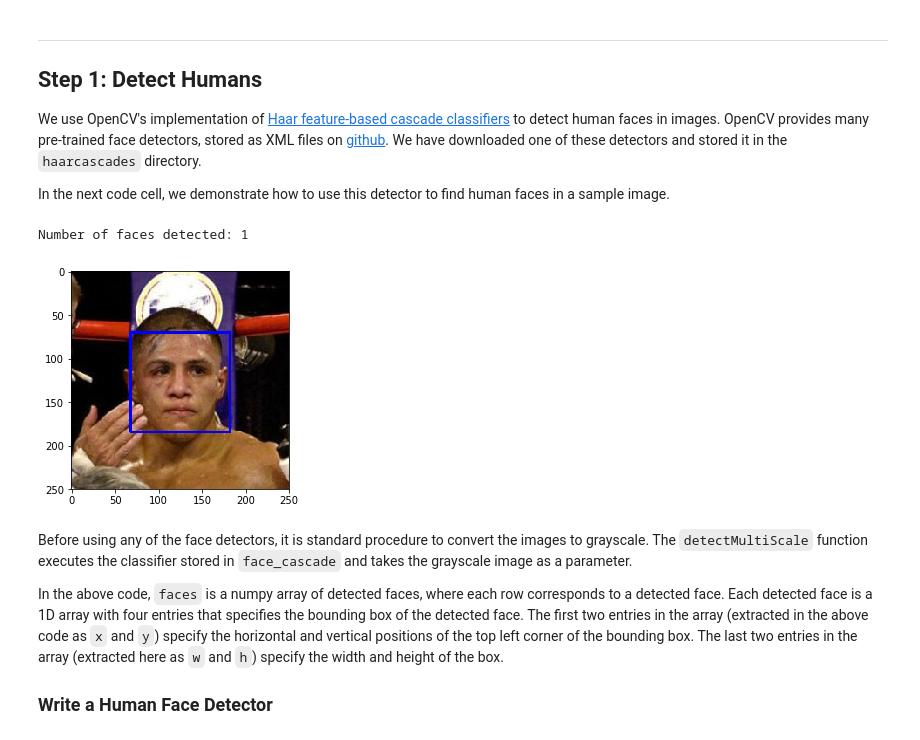
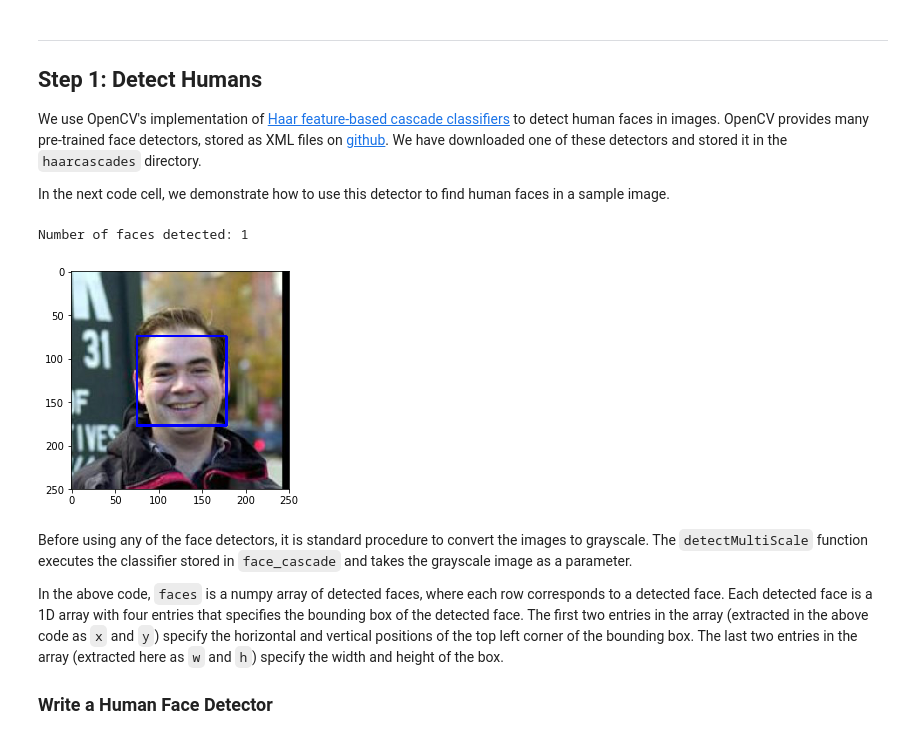
Before and after one commit to tonespy/dog_breed_project, a Jupyter notebook: dog_app.ipynb, the cells around one changed output. Drawn from its saved outputs; the diff is of its cells as text; code cells hidden in the pictures.

```diff
--- a/dog_app.ipynb
+++ b/dog_app.ipynb
@@ -115,7 +115,7 @@ In the next code cell, we demonstrate how to use this detector to find human fac
 # Reusable code to be use for face detection
 def face_detection_helper(f_cascade, colored_img):
     # convert BGR image to grayscale
-    gray = cv2.cvtColor(img, cv2.COLOR_BGR2GRAY)
+    gray = cv2.cvtColor(colored_img, cv2.COLOR_BGR2GRAY)
 
     # find faces in image
     faces = f_cascade.detectMultiScale(gray)
@@ -126,31 +126,31 @@ def face_detection_helper(f_cascade, colored_img):
     # get bounding box for each detected face
     for (x,y,w,h) in faces:
         # add bounding box to color image
-        cv2.rectangle(img,(x,y),(x+w,y+h),(255,0,0),2)
+        cv2.rectangle(colored_img,(x,y),(x+w,y+h),(255,0,0),2)
 
     # convert BGR image to RGB for plotting
-    cv_rgb = cv2.cvtColor(img, cv2.COLOR_BGR2RGB)
+    cv_rgb = cv2.cvtColor(colored_img, cv2.COLOR_BGR2RGB)
 
     return cv_rgb
 # %%
 import cv2
 import matplotlib.pyplot as plt
 %matplotlib inline
 
 # extract pre-trained face detector
 face_cascade = cv2.CascadeClassifier('haarcascades/haarcascade_frontalface_alt.xml')
 
 # load color (BGR) image
-img = cv2.imread(human_files[3])
+img = cv2.imread(human_files[0])
 
 detect_face = face_detection_helper(face_cascade, img)
 
 # display the image, along with bounding box
 plt.imshow(detect_face)
 plt.show()
 # %% [output]
 Number of faces detected: 1
-[figure, old version]
+[figure, new version]
 # %% [markdown]
 Before using any of the face detectors, it is standard procedure to convert the images to grayscale.  The `detectMultiScale` function executes the classifier stored in `face_cascade` and takes the grayscale image as a parameter.
 
```
Also changed, not shown: parts of 25 cells of this notebook, 2 other files.
